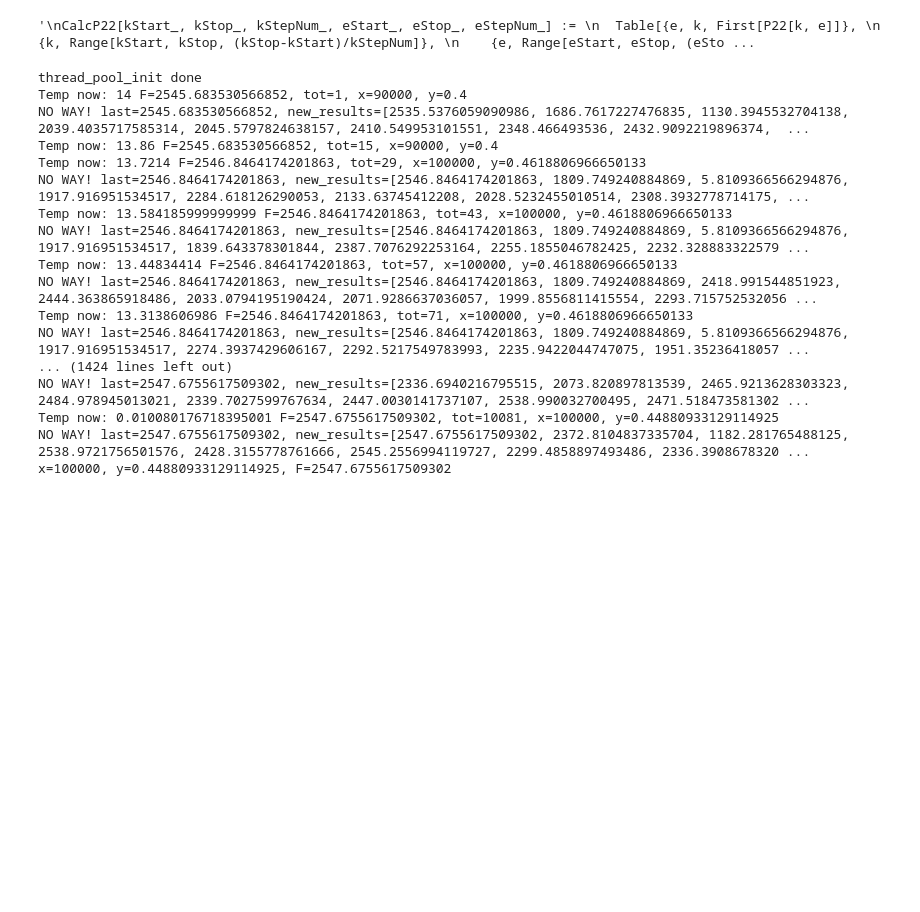
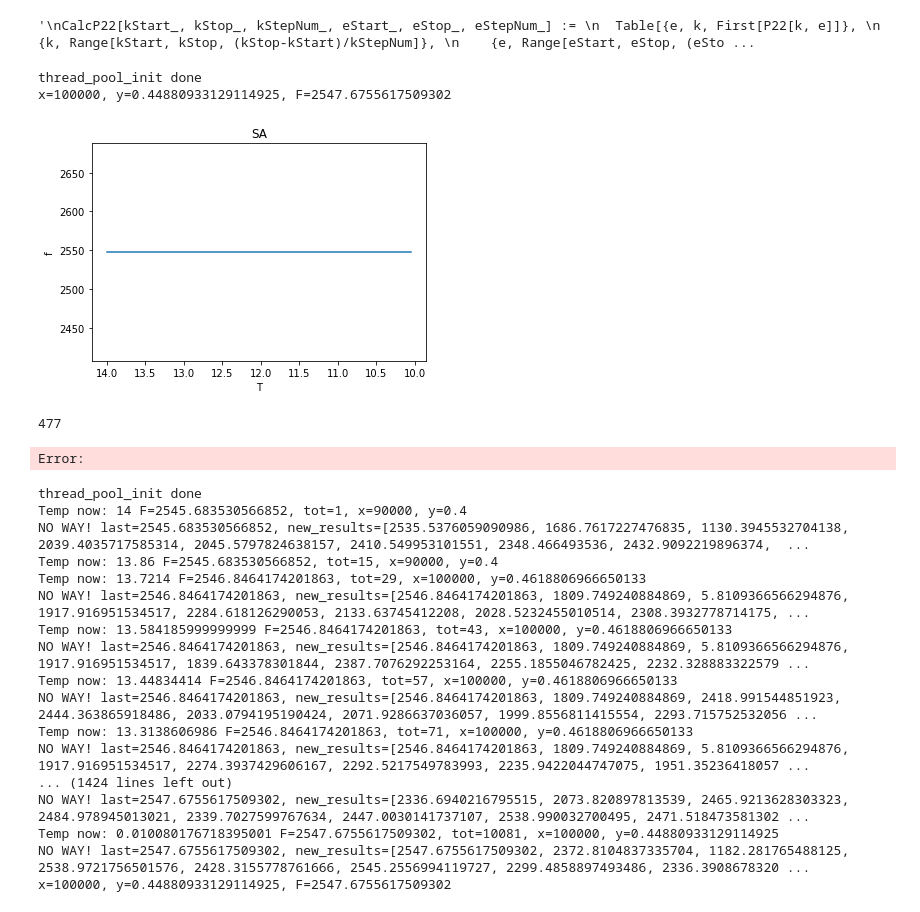
Before and after one commit to TeamHCR/cumcm-code, a Jupyter notebook: code.ipynb, the cells around one changed output. Cells and saved outputs as stored; diff of their text form; code cells hidden in the pictures; blank space fills up the shorter version.

```diff
--- a/code.ipynb
+++ b/code.ipynb
@@ -400,6 +400,32 @@ class SA:
         # else:
         #     print(f"F={self.best_F}, x={self.best_res[0]}, y={self.best_res[1]}, count={count}")
         print(f"x={self.sx}, y={self.sy}, F={last_f}")
+# %%
+# x=100000, y=0.44880933129114925, F=2547.6755617509302
+
+tot = 0
+
+thread_pool_init()
+print("thread_pool_init done")
+# sa = SA(func, x_range=[87000, 100000], y_range=[0.3, 0.5], Tf=10, sx=90000, sy=0.4)
+sa = SA(func, x_range=[87000, 100000], y_range=[0.4, 0.5], Tf=10, sx=100000, sy=0.44880933129114925)
+# sa = SA(func, Tf=1e-2)
+sa.run()
+
+plt.plot(sa.history['T'], sa.history['f'])
+plt.title('SA')
+plt.xlabel('T')
+plt.ylabel('f')
+plt.gca().invert_xaxis()
+plt.show()
+
+tot
+# %% [output]
+thread_pool_init done
+x=100000, y=0.44880933129114925, F=2547.6755617509302
+[figure, added]
+477
+Error:
 # %%
 tot = 0
 
```
